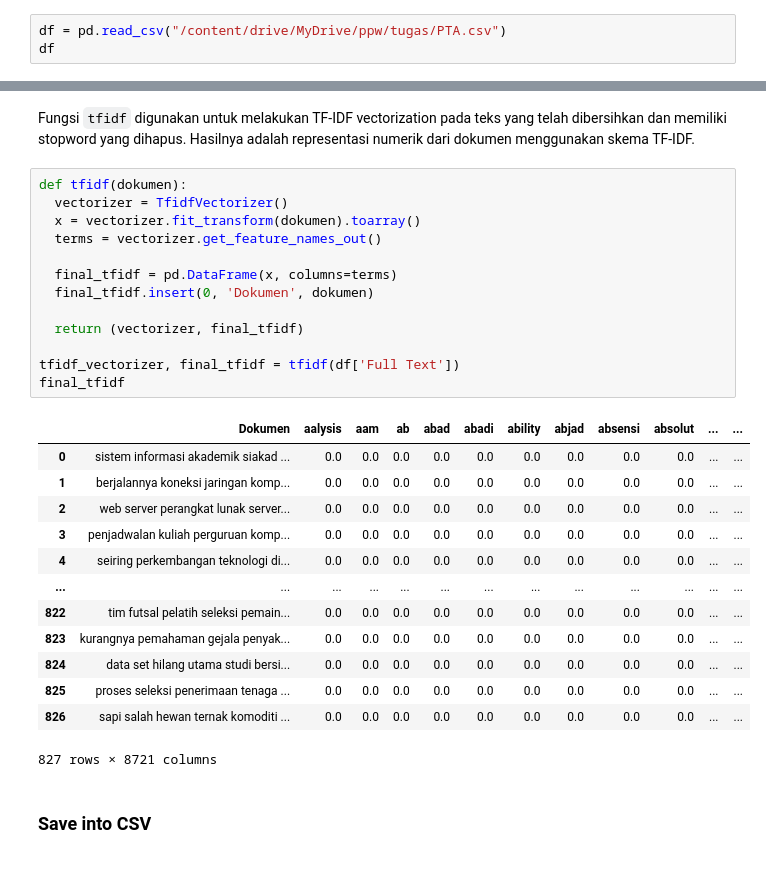
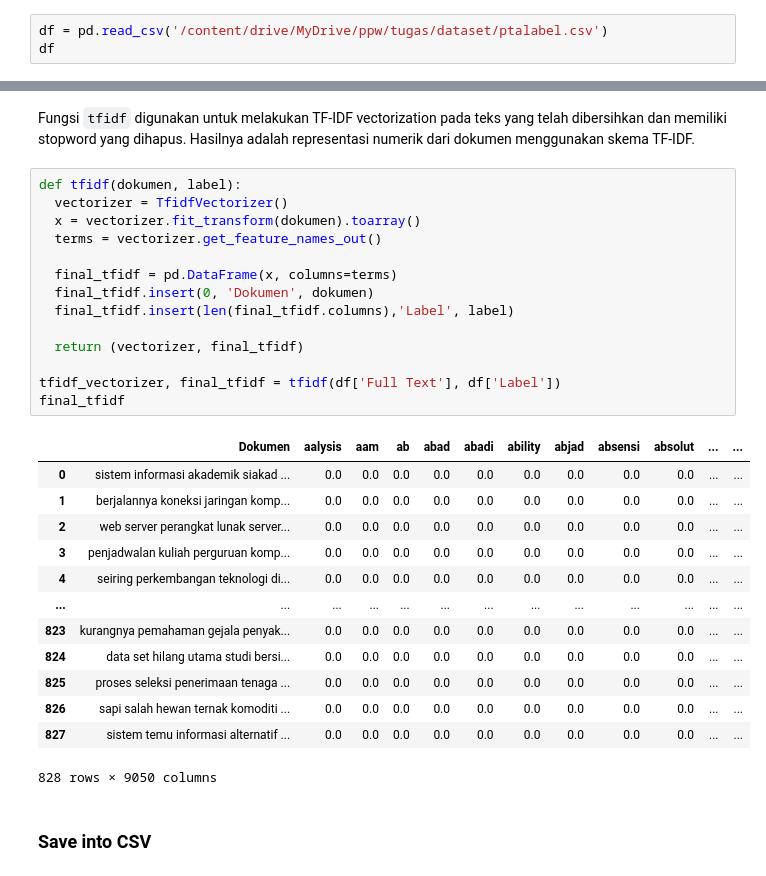
Before and after one commit to Alfito12/ppw, a Jupyter notebook: _sources/Untitled0.ipynb, the cells around one changed output, grey strips where cells are left out. Saved outputs shown, nothing was run; the diff lists cells and outputs as text.

```diff
--- a/_sources/Untitled0.ipynb
+++ b/_sources/Untitled0.ipynb
@@ -63,6 +66,6 @@ warnings.filterwarnings('ignore')
 # %% [markdown]
 Ini adalah langkah untuk membaca data dari file CSV menggunakan Pandas. Data tersebut dimuat ke dalam DataFrame dengan nama `df`. DataFrame ini digunakan sebagai basis untuk analisis teks yang akan dilakukan.
 # %%
-df = pd.read_csv("/content/drive/MyDrive/ppw/tugas/PTA.csv")
+df = pd.read_csv('/content/drive/MyDrive/ppw/tugas/dataset/ptalabel.csv')
 df
 # %% [output]
@@ -283,32 +292,33 @@ oneHotEncoder.to_csv('OneHotEncoder.csv', index=False)
 # %% [markdown]
 Fungsi `tfidf` digunakan untuk melakukan TF-IDF vectorization pada teks yang telah dibersihkan dan memiliki stopword yang dihapus. Hasilnya adalah representasi numerik dari dokumen menggunakan skema TF-IDF.
 # %%
-def tfidf(dokumen):
+def tfidf(dokumen, label):
   vectorizer = TfidfVectorizer()
   x = vectorizer.fit_transform(dokumen).toarray()
   terms = vectorizer.get_feature_names_out()
 
   final_tfidf = pd.DataFrame(x, columns=terms)
   final_tfidf.insert(0, 'Dokumen', dokumen)
+  final_tfidf.insert(len(final_tfidf.columns),'Label', label)
 
   return (vectorizer, final_tfidf)
 
-tfidf_vectorizer, final_tfidf = tfidf(df['Full Text'])
+tfidf_vectorizer, final_tfidf = tfidf(df['Full Text'], df['Label'])
 final_tfidf
 # %% [output]
 |  | Dokumen | aalysis | aam | ab | abad | abadi | ability | abjad | absensi | absolut | ... | ... |
 | 0 | sistem informasi akademik siakad ... | 0.0 | 0.0 | 0.0 | 0.0 | 0.0 | 0.0 | 0.0 | 0.0 | 0.0 | ... | ... |
 | 1 | berjalannya koneksi jaringan komp... | 0.0 | 0.0 | 0.0 | 0.0 | 0.0 | 0.0 | 0.0 | 0.0 | 0.0 | ... | ... |
 | 2 | web server perangkat lunak server... | 0.0 | 0.0 | 0.0 | 0.0 | 0.0 | 0.0 | 0.0 | 0.0 | 0.0 | ... | ... |
 | 3 | penjadwalan kuliah perguruan komp... | 0.0 | 0.0 | 0.0 | 0.0 | 0.0 | 0.0 | 0.0 | 0.0 | 0.0 | ... | ... |
 | 4 | seiring perkembangan teknologi di... | 0.0 | 0.0 | 0.0 | 0.0 | 0.0 | 0.0 | 0.0 | 0.0 | 0.0 | ... | ... |
 | ... | ... | ... | ... | ... | ... | ... | ... | ... | ... | ... | ... | ... |
-| 822 | tim futsal pelatih seleksi pemain... | 0.0 | 0.0 | 0.0 | 0.0 | 0.0 | 0.0 | 0.0 | 0.0 | 0.0 | ... | ... |
 | 823 | kurangnya pemahaman gejala penyak... | 0.0 | 0.0 | 0.0 | 0.0 | 0.0 | 0.0 | 0.0 | 0.0 | 0.0 | ... | ... |
 | 824 | data set hilang utama studi bersi... | 0.0 | 0.0 | 0.0 | 0.0 | 0.0 | 0.0 | 0.0 | 0.0 | 0.0 | ... | ... |
 | 825 | proses seleksi penerimaan tenaga ... | 0.0 | 0.0 | 0.0 | 0.0 | 0.0 | 0.0 | 0.0 | 0.0 | 0.0 | ... | ... |
 | 826 | sapi salah hewan ternak komoditi ... | 0.0 | 0.0 | 0.0 | 0.0 | 0.0 | 0.0 | 0.0 | 0.0 | 0.0 | ... | ... |
+| 827 | sistem temu informasi alternatif ... | 0.0 | 0.0 | 0.0 | 0.0 | 0.0 | 0.0 | 0.0 | 0.0 | 0.0 | ... | ... |
-827 rows × 8721 columns
+828 rows × 9050 columns
 # %% [markdown]
 ### Save into CSV
 # %%
```
Also changed, not shown: parts of 16 cells of this notebook, 15 other files.
